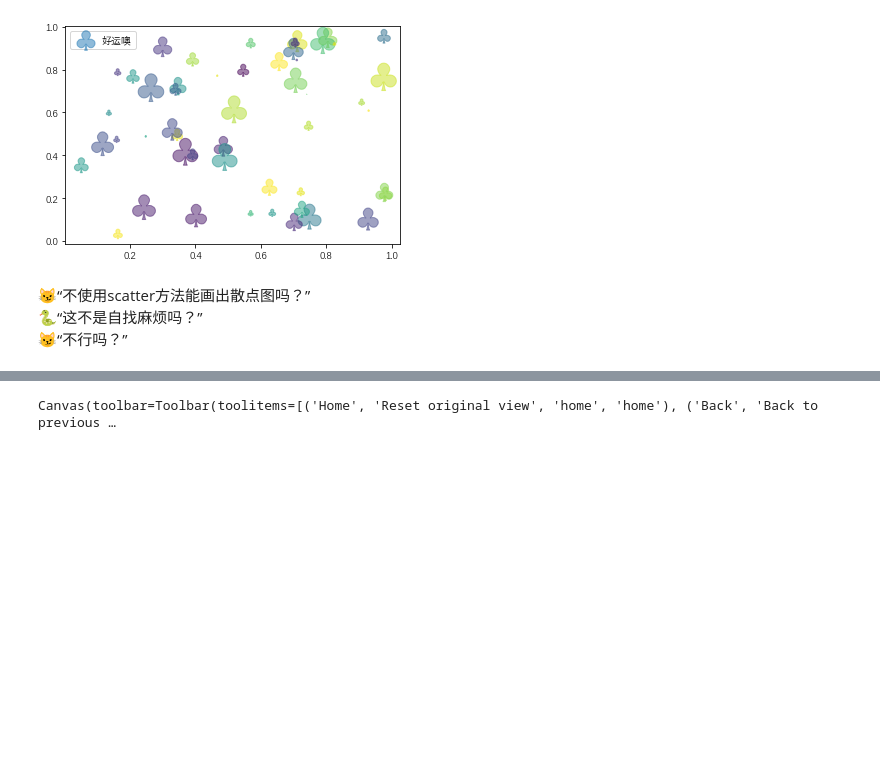
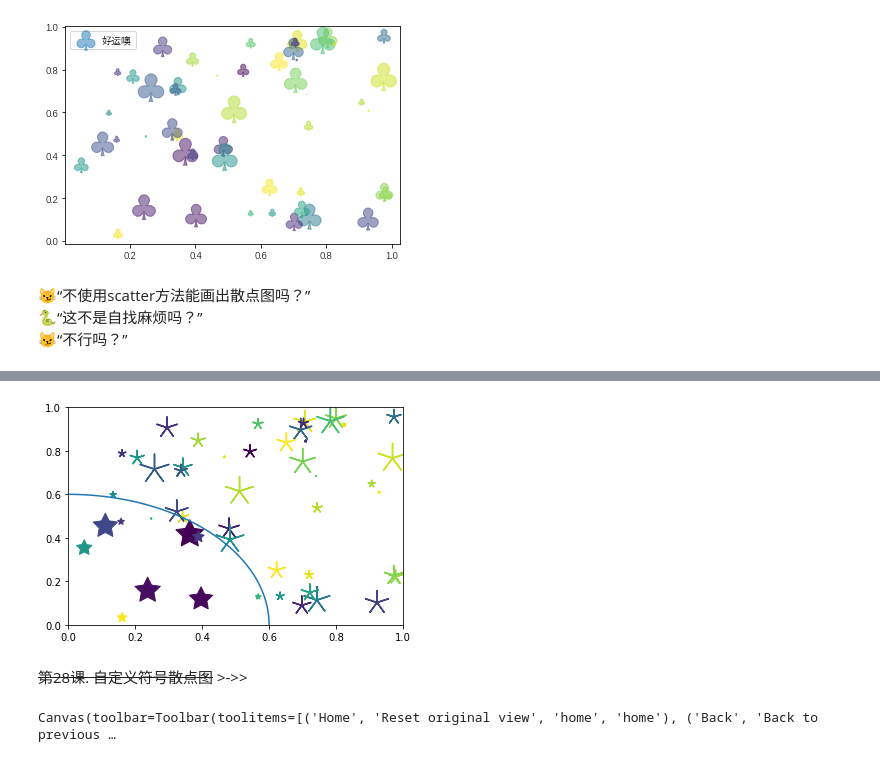
Before and after one commit to darkeggler/data_visualization_notebooks, a Jupyter notebook: mpl_01_scatter2.ipynb, the cells around one changed output, grey strips where cells are left out. Cells and saved outputs as stored; diff of their text form; code cells hidden in the pictures; blank space fills up the shorter version.

```diff
--- a/mpl_01_scatter2.ipynb
+++ b/mpl_01_scatter2.ipynb
@@ -122 +190,7 @@ ax.add_collection(collection)
+# %%
+fig
+# %% [output]
+[figure, added]
+# %% [markdown]
+~~第28课. 自定义符号散点图~~ >->>
 # %%
```
Also changed, not shown: parts of 16 cells of this notebook, 4 other files.
